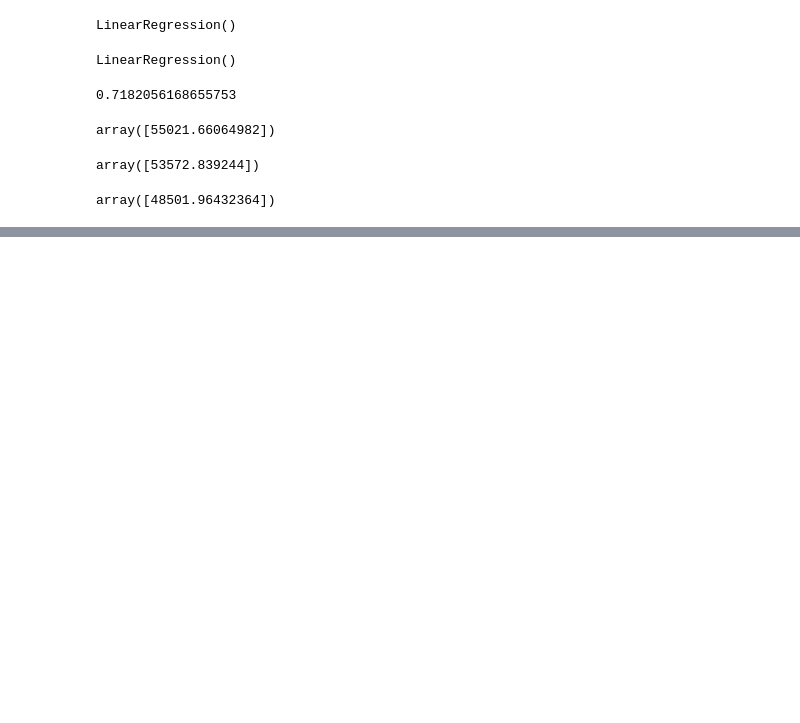
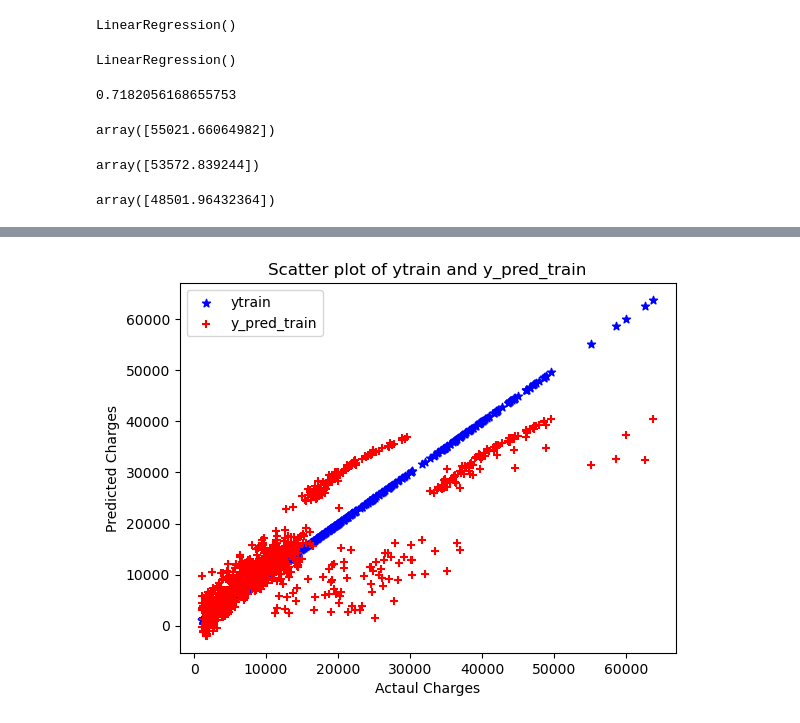
Before and after one commit to Istiaq-Alam/Machine-Learning-Lab, a Jupyter notebook: Lab-02/Lab-02.ipynb, the cells around one changed output, grey strips where cells are left out. Cells and saved outputs as stored; diff of their text form; code cells hidden in the pictures; blank space fills up the shorter version.

```diff
--- a/Lab-02/Lab-02.ipynb
+++ b/Lab-02/Lab-02.ipynb
@@ -92,0 +439,15 @@ array([48501.96432364])
+# %%
+# Create scatter plot
+plt.scatter(ytrain, ytrain, marker='*', label='ytrain', color='blue') # ytrain w
+plt.scatter(ytrain, y_pred_train, marker='+', label='y_pred_train', color='red') # y_p
+
+# Add labels and legend
+plt.xlabel('Actaul Charges')
+plt.ylabel('Predicted Charges')
+plt.title('Scatter plot of ytrain and y_pred_train')
+plt.legend()
+
+# Show plot
+plt.show()
+# %% [output]
+[figure, added]
```
Also changed, not shown: parts of 61 cells of this notebook, 14 other files.
